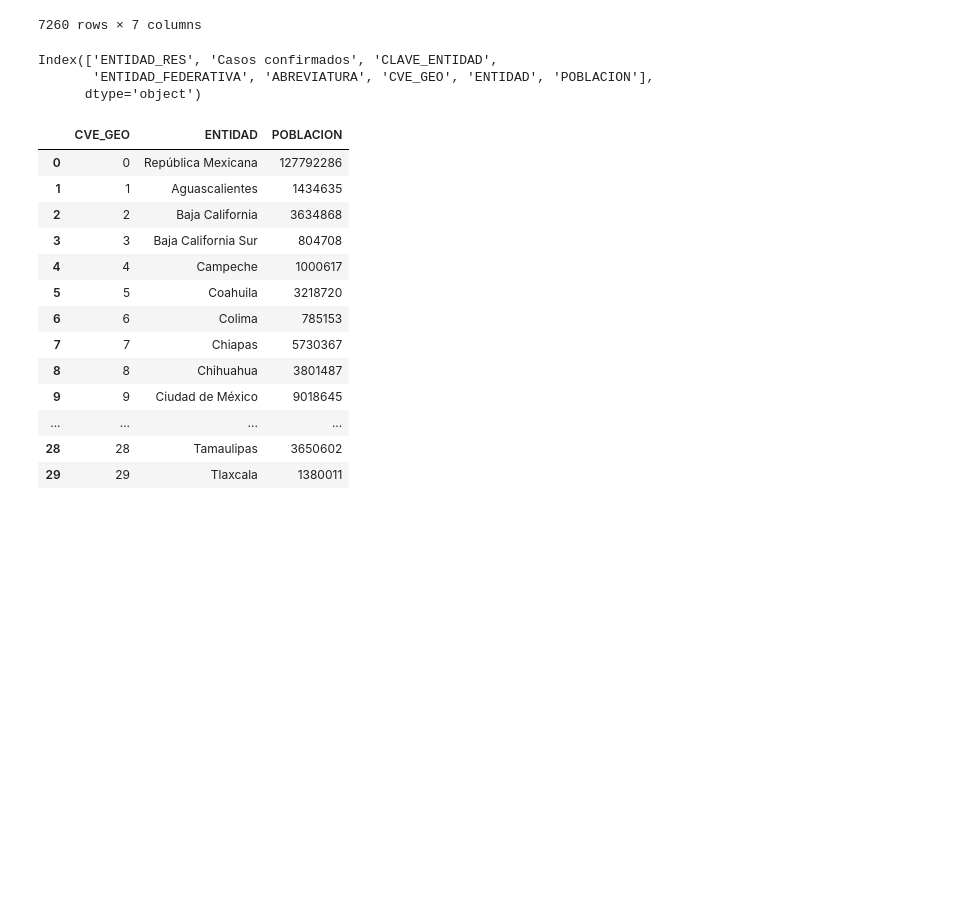
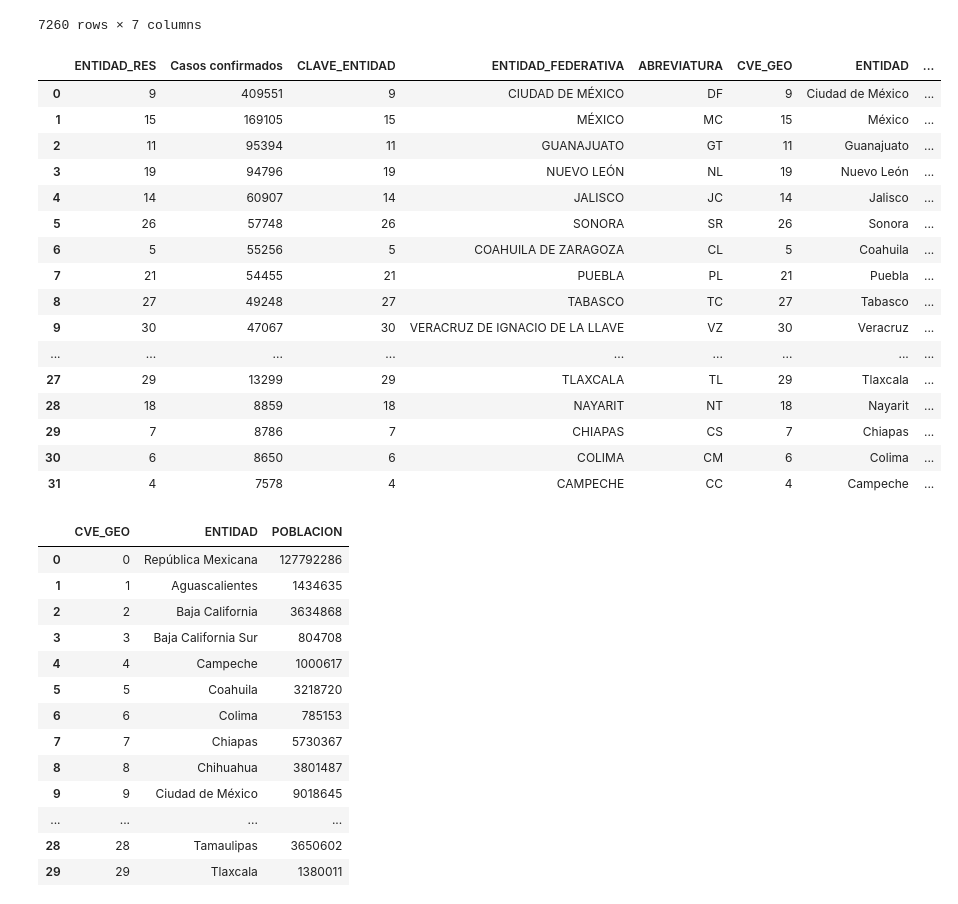
Before and after one commit to Riloro/mexico_covid19_dashboard, a Jupyter notebook: Notebook/covid19_notebook.ipynb, the cells around one changed output. Cells and saved outputs as stored; diff of their text form; code cells hidden in the pictures; blank space fills up the shorter version.

```diff
--- a/Notebook/covid19_notebook.ipynb
+++ b/Notebook/covid19_notebook.ipynb
@@ -596,11 +601,25 @@ grupos_pob = poblacion_2020.groupby(["CVE_GEO","ENTIDAD"])
 poblacion_tot_estado = grupos_pob["POBLACION"].sum().to_frame("POBLACION").reset_index()   # Sum operation in the POBLACION column of each group
 # %%
 datos_por_estado = pd.merge(confirmados_por_entidad, poblacion_tot_estado, how = "left", left_on = "CLAVE_ENTIDAD", right_on = "CVE_GEO" )
-datos_por_estado.columns
+datos_por_estado
 # %% [output]
-Index(['ENTIDAD_RES', 'Casos confirmados', 'CLAVE_ENTIDAD',
-       'ENTIDAD_FEDERATIVA', 'ABREVIATURA', 'CVE_GEO', 'ENTIDAD', 'POBLACION'],
-      dtype='object')
+|  | ENTIDAD_RES | Casos confirmados | CLAVE_ENTIDAD | ENTIDAD_FEDERATIVA | ABREVIATURA | CVE_GEO | ENTIDAD | ... |
+| 0 | 9 | 409551 | 9 | CIUDAD DE MÉXICO | DF | 9 | Ciudad de México | ... |
+| 1 | 15 | 169105 | 15 | MÉXICO | MC | 15 | México | ... |
+| 2 | 11 | 95394 | 11 | GUANAJUATO | GT | 11 | Guanajuato | ... |
+| 3 | 19 | 94796 | 19 | NUEVO LEÓN | NL | 19 | Nuevo León | ... |
+| 4 | 14 | 60907 | 14 | JALISCO | JC | 14 | Jalisco | ... |
+| 5 | 26 | 57748 | 26 | SONORA | SR | 26 | Sonora | ... |
+| 6 | 5 | 55256 | 5 | COAHUILA DE ZARAGOZA | CL | 5 | Coahuila | ... |
+| 7 | 21 | 54455 | 21 | PUEBLA | PL | 21 | Puebla | ... |
+| 8 | 27 | 49248 | 27 | TABASCO | TC | 27 | Tabasco | ... |
+| 9 | 30 | 47067 | 30 | VERACRUZ DE IGNACIO DE LA LLAVE | VZ | 30 | Veracruz | ... |
+| ... | ... | ... | ... | ... | ... | ... | ... | ... |
+| 27 | 29 | 13299 | 29 | TLAXCALA | TL | 29 | Tlaxcala | ... |
+| 28 | 18 | 8859 | 18 | NAYARIT | NT | 18 | Nayarit | ... |
+| 29 | 7 | 8786 | 7 | CHIAPAS | CS | 7 | Chiapas | ... |
+| 30 | 6 | 8650 | 6 | COLIMA | CM | 6 | Colima | ... |
+| 31 | 4 | 7578 | 4 | CAMPECHE | CC | 4 | Campeche | ... |
 # %%
 poblacion_tot_estado
 # %% [output]
```
Also changed, not shown: parts of 12 cells of this notebook, 2 other files.
